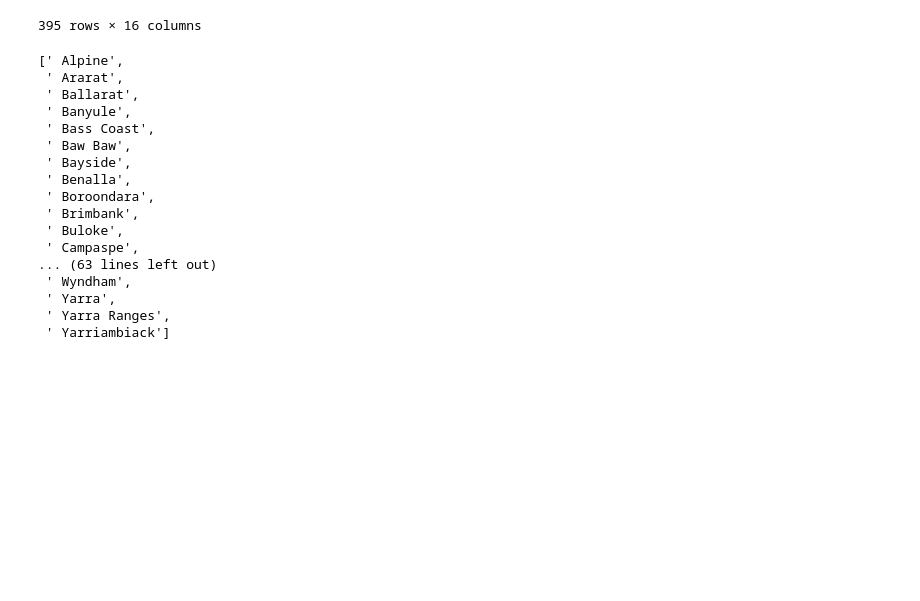
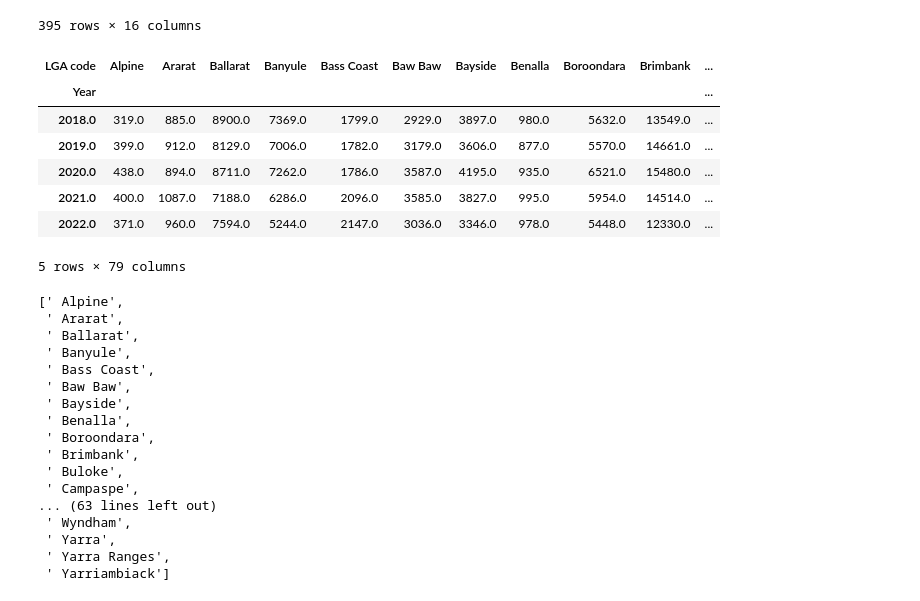
Before and after one commit to MAST30034-Applied-Data-Science/generic-real-estate-consulting-project-18, a Jupyter notebook: notebooks/Crime_forecast_generation.ipynb, the cells around one changed output. Drawn from its saved outputs; the diff is of its cells as text; code cells hidden in the pictures; blank space fills up the shorter version.

```diff
--- a/notebooks/Crime_forecast_generation.ipynb
+++ b/notebooks/Crime_forecast_generation.ipynb
@@ -32,3 +32,14 @@ pivot = crime_data.pivot(index = 'Year', columns = 'LGA code', values = 'total c
+# %%
+pivot
+# %% [output]
+| LGA code | Alpine | Ararat | Ballarat | Banyule | Bass Coast | Baw Baw | Bayside | Benalla | Boroondara | Brimbank | ... |
+| Year |  |  |  |  |  |  |  |  |  |  | ... |
+| 2018.0 | 319.0 | 885.0 | 8900.0 | 7369.0 | 1799.0 | 2929.0 | 3897.0 | 980.0 | 5632.0 | 13549.0 | ... |
+| 2019.0 | 399.0 | 912.0 | 8129.0 | 7006.0 | 1782.0 | 3179.0 | 3606.0 | 877.0 | 5570.0 | 14661.0 | ... |
+| 2020.0 | 438.0 | 894.0 | 8711.0 | 7262.0 | 1786.0 | 3587.0 | 4195.0 | 935.0 | 6521.0 | 15480.0 | ... |
+| 2021.0 | 400.0 | 1087.0 | 7188.0 | 6286.0 | 2096.0 | 3585.0 | 3827.0 | 995.0 | 5954.0 | 14514.0 | ... |
+| 2022.0 | 371.0 | 960.0 | 7594.0 | 5244.0 | 2147.0 | 3036.0 | 3346.0 | 978.0 | 5448.0 | 12330.0 | ... |
+5 rows × 79 columns
 # %%
 list(pivot.columns)
 # %% [output]
```
Also changed, not shown: parts of 13 cells of this notebook.
